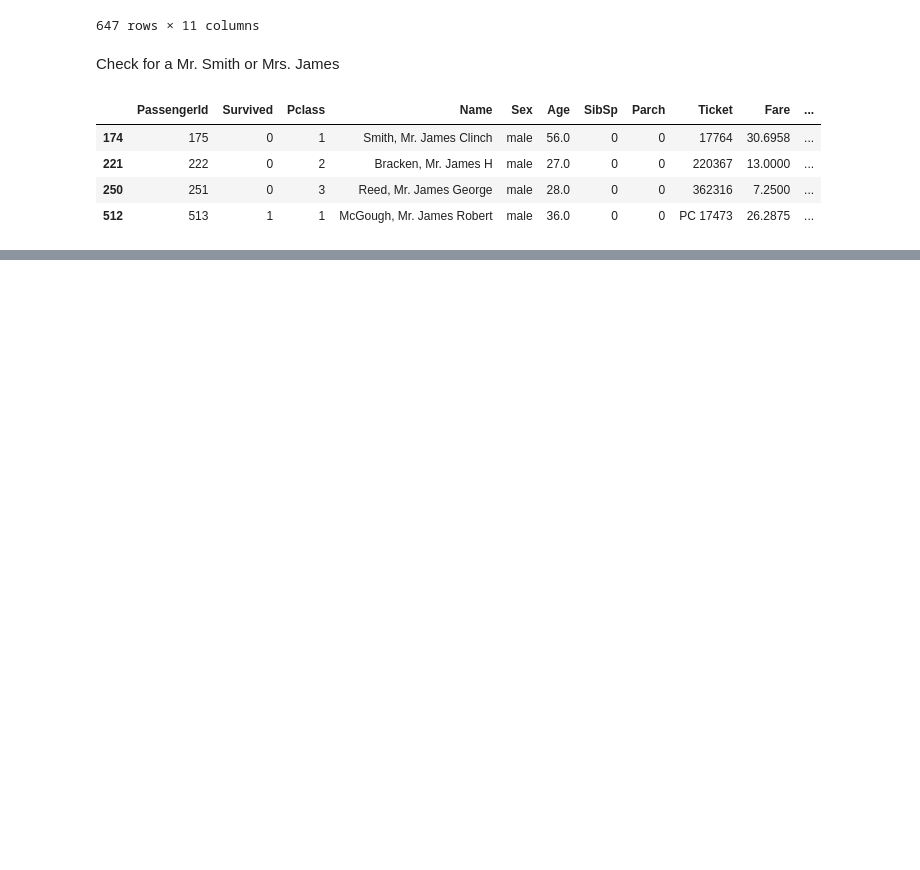
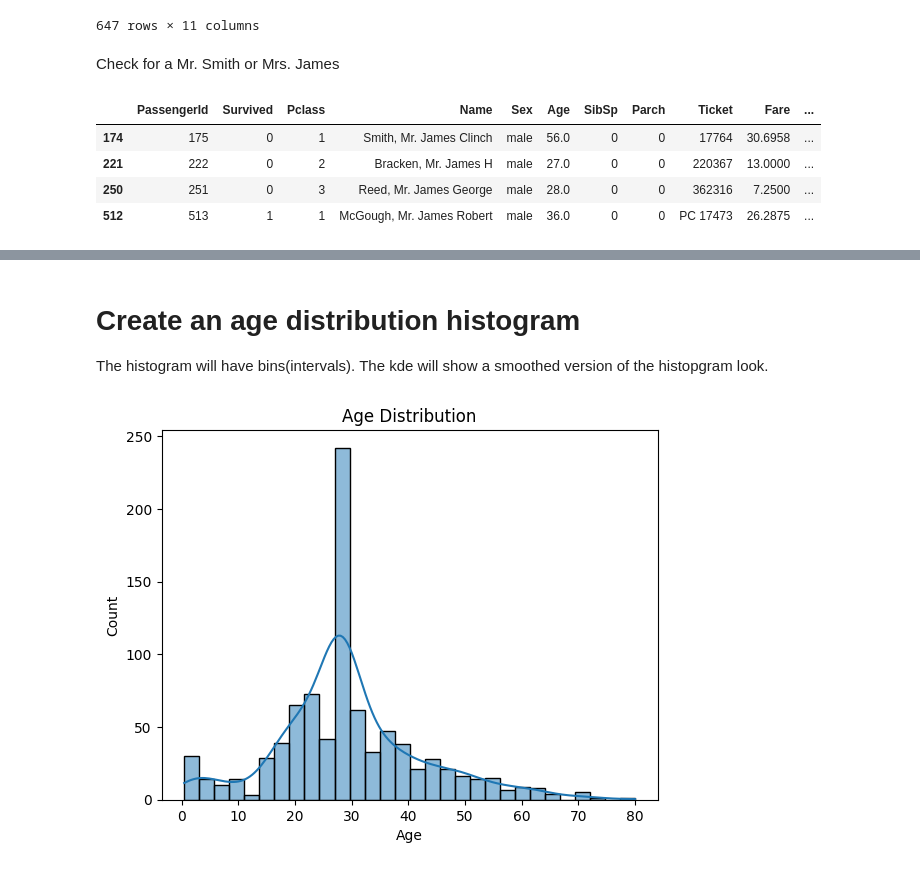
Before and after one commit to YungKing1224/Python-data-science, a Jupyter notebook: titanic.ipynb, the cells around one changed output, grey strips where cells are left out. Drawn from its saved outputs; the diff is of its cells as text; code cells hidden in the pictures; blank space fills up the shorter version.

```diff
--- a/titanic.ipynb
+++ b/titanic.ipynb
@@ -296,0 +324,10 @@ df_train.loc[df_train['Name'].str.contains('Mr. James | Mrs. Smith', flags=re.I,
+# %% [markdown]
+# Create an age distribution histogram
+
+The histogram will have bins(intervals). The kde will show a smoothed version of the histopgram look.
+# %%
+sns.histplot(df_train['Age'], bins=30, kde=True)
+plt.title('Age Distribution')
+plt.show()
+# %% [output]
+[figure, added]
```
Also changed, not shown: parts of 7 cells of this notebook.
